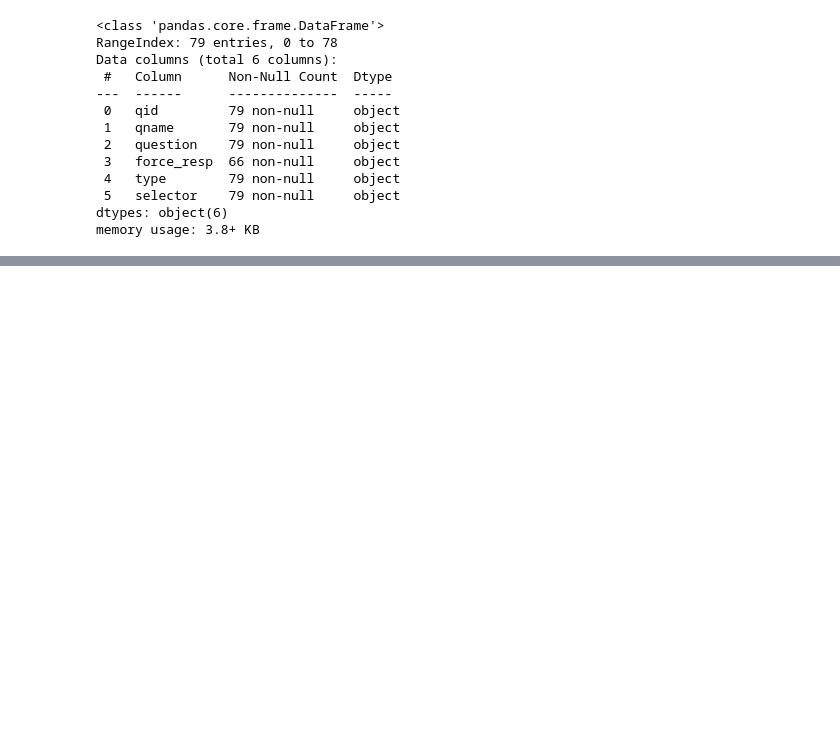
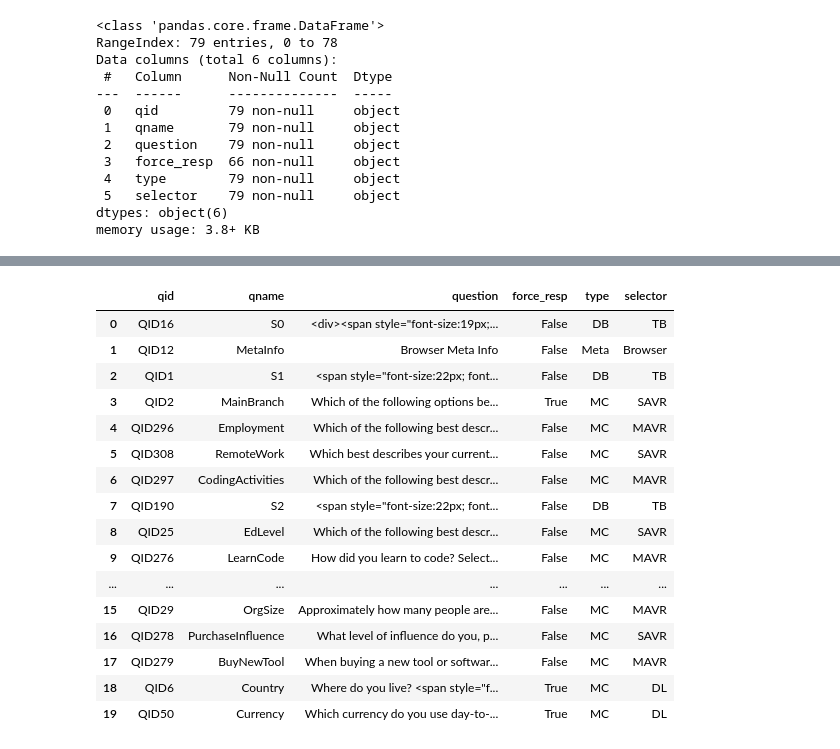
Before and after one commit to ajulthomas/python-basics, a Jupyter notebook: pandas/stack_overflow_developers_survey_analysis/pandas_stck_ovflw_survy_analysis.ipynb, the cells around one changed output, grey strips where cells are left out. Saved outputs shown, nothing was run; the diff lists cells and outputs as text; code cells hidden in the pictures; blank space fills up the shorter version.

```diff
--- a/pandas/stack_overflow_developers_survey_analysis/pandas_stck_ovflw_survy_analysis.ipynb
+++ b/pandas/stack_overflow_developers_survey_analysis/pandas_stck_ovflw_survy_analysis.ipynb
@@ -101,0 +89,20 @@ memory usage: 3.8+ KB
+# %%
+schema_df.head(20)
+# %% [output]
+|  | qid | qname | question | force_resp | type | selector |
+| 0 | QID16 | S0 | <div><span style="font-size:19px;... | False | DB | TB |
+| 1 | QID12 | MetaInfo | Browser Meta Info | False | Meta | Browser |
+| 2 | QID1 | S1 | <span style="font-size:22px; font... | False | DB | TB |
+| 3 | QID2 | MainBranch | Which of the following options be... | True | MC | SAVR |
+| 4 | QID296 | Employment | Which of the following best descr... | False | MC | MAVR |
+| 5 | QID308 | RemoteWork | Which best describes your current... | False | MC | SAVR |
+| 6 | QID297 | CodingActivities | Which of the following best descr... | False | MC | MAVR |
+| 7 | QID190 | S2 | <span style="font-size:22px; font... | False | DB | TB |
+| 8 | QID25 | EdLevel | Which of the following best descr... | False | MC | SAVR |
+| 9 | QID276 | LearnCode | How did you learn to code? Select... | False | MC | MAVR |
+| ... | ... | ... | ... | ... | ... | ... |
+| 15 | QID29 | OrgSize | Approximately how many people are... | False | MC | MAVR |
+| 16 | QID278 | PurchaseInfluence | What level of influence do you, p... | False | MC | SAVR |
+| 17 | QID279 | BuyNewTool | When buying a new tool or softwar... | False | MC | MAVR |
+| 18 | QID6 | Country | Where do you live? <span style="f... | True | MC | DL |
+| 19 | QID50 | Currency | Which currency do you use day-to-... | True | MC | DL |
```
Also changed, not shown: parts of 11 cells of this notebook, 1 other file.
